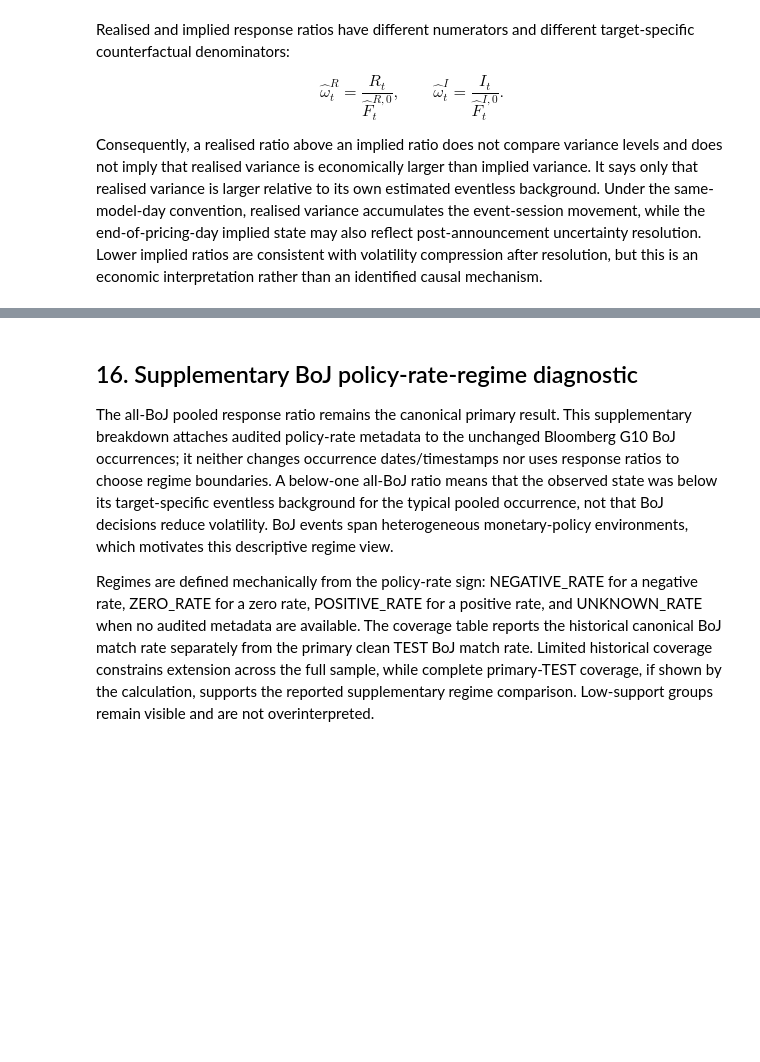
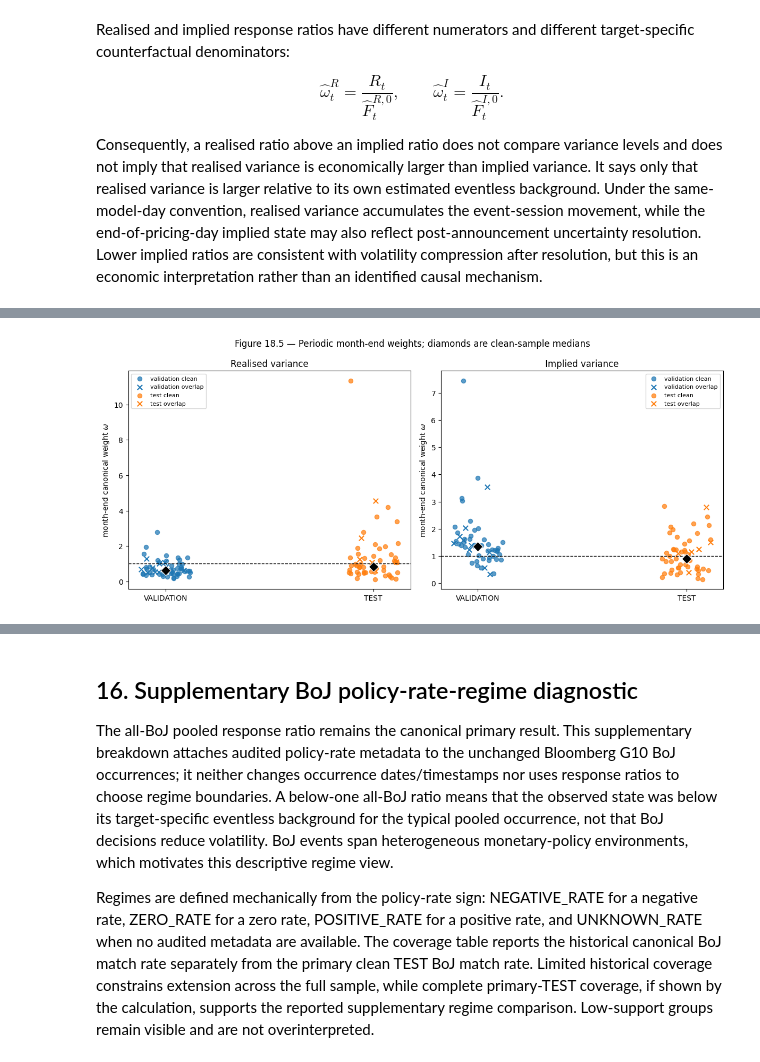
Before and after one commit to JivN24/HSBC-AN-RN, a Jupyter notebook: CODEWORK/Linus' Task Re-Do/18_empirical_eventless_counterfactual_and_weights.ipynb, the cells around one changed output, grey strips where cells are left out. Cells and saved outputs as stored; diff of their text form; code cells hidden in the pictures; blank space fills up the shorter version.

```diff
--- a/CODEWORK/Linus' Task Re-Do/18_empirical_eventless_counterfactual_and_weights.ipynb
+++ b/CODEWORK/Linus' Task Re-Do/18_empirical_eventless_counterfactual_and_weights.ipynb
@@ -1589,0 +1763,92 @@ Consequently, a realised ratio above an implied ratio does not compare variance
+# %%
+month_end_summary_rows = []
+for (target, split, overlap_status), group in month_end_event_weights.groupby(["target", "sample_split", "overlap_status"], sort=True):
+    values = group.loc[group["weight_defined"], "omega_month_end"].to_numpy(dtype=float)
+    bootstrap_statistics = bootstrap_median_statistics(values) if overlap_status == "CLEAN_MONTH_END" else {"bootstrap_median_se": np.nan, "bootstrap_ci_lower": np.nan, "bootstrap_ci_upper": np.nan}
+    month_end_summary_rows.append({
+        "target": target, "sample_split": split, "overlap_status": overlap_status,
+        "n_occurrences": int(len(group)),
+        "n_equation_eligible": int(group["equation_eligible"].sum()),
+        "n_canonical_weights_defined": int(len(values)),
+        "n_raw_weights_defined": int(group["raw_weight_defined"].sum()),
+        "median_omega": float(np.median(values)) if len(values) else np.nan,
+        "mean_omega": float(np.mean(values)) if len(values) else np.nan,
+        "std_omega": float(np.std(values, ddof=1)) if len(values) >= 2 else np.nan,
+        "variance_omega": float(np.var(values, ddof=1)) if len(values) >= 2 else np.nan,
+        "q05_omega": float(np.quantile(values, .05)) if len(values) else np.nan,
+        "q25_omega": float(np.quantile(values, .25)) if len(values) else np.nan,
+        "q75_omega": float(np.quantile(values, .75)) if len(values) else np.nan,
+        "iqr_omega": float(np.quantile(values, .75) - np.quantile(values, .25)) if len(values) else np.nan,
+        "q95_omega": float(np.quantile(values, .95)) if len(values) else np.nan,
+        "minimum_omega": float(np.min(values)) if len(values) else np.nan,
+        "maximum_omega": float(np.max(values)) if len(values) else np.nan,
+        "fraction_omega_gt_1": float(np.mean(values > 1)) if len(values) else np.nan,
+        "fraction_omega_lt_1": float(np.mean(values < 1)) if len(values) else np.nan,
+        "n_floor_activated": int(group["floor_activated"].sum()),
+        "floor_activation_rate": float(group["floor_activated"].mean()) if len(group) else np.nan,
+        **bootstrap_statistics, "bootstrap_repetitions": 10000, "bootstrap_seed": 18,
+    })
+month_end_weight_summary = pd.DataFrame(month_end_summary_rows)
+month_end_weight_bootstrap = month_end_weight_summary.loc[month_end_weight_summary["overlap_status"].eq("CLEAN_MONTH_END"), ["target", "sample_split", "overlap_status", "n_canonical_weights_defined", "median_omega", "bootstrap_median_se", "bootstrap_ci_lower", "bootstrap_ci_upper", "bootstrap_repetitions", "bootstrap_seed"]].copy()
+assert set(month_end_weight_summary["sample_split"]) == {"validation", "test"}
+assert month_end_weight_bootstrap["bootstrap_repetitions"].eq(10000).all() and month_end_weight_bootstrap["bootstrap_seed"].eq(18).all()
+month_end_benchmark_metadata = pd.DataFrame([{
+    "periodic_benchmark": "MONTH_END",
+    "periodic_benchmark_primary_family": False,
+    "month_end_definition": "LAST_OBSERVED_CANONICAL_MODEL_DAY_OF_CALENDAR_MONTH",
+    "lag_construction_before_masking": True,
+    "six_family_targets_excluded_from_calibration": True,
+    "month_end_targets_excluded_from_calibration": True,
+    "validation_used_for_design": True,
+    "test_used_for_design": False,
+    "frozen_target_floors_reused": True,
+    "event_weights_clipped": False,
+    "same_model_day_event_mapping_changed": False,
+    "bloomberg_snapshot_time_identified": False,
+}])
+figure_18_5_path = FIGURES / "18_figure_18_5_month_end_weight_distributions.png"
+month_end_jitter = np.random.default_rng(1818)
+fig, axes = plt.subplots(1, 2, figsize=(12, 5.2), sharey=False)
+for axis, target, title in zip(axes, ["R", "I"], ["Realised variance", "Implied variance"]):
+    target_rows = month_end_event_weights.loc[month_end_event_weights["target"].eq(target) & month_end_event_weights["weight_defined"]]
+    for position, split, color in [(0, "validation", "tab:blue"), (1, "test", "tab:orange")]:
+        clean = target_rows.loc[target_rows["sample_split"].eq(split) & target_rows["overlap_status"].eq("CLEAN_MONTH_END"), "omega_month_end"].to_numpy(dtype=float)
+        overlap = target_rows.loc[target_rows["sample_split"].eq(split) & target_rows["overlap_status"].eq("OVERLAP_PRIMARY_EVENT"), "omega_month_end"].to_numpy(dtype=float)
+        axis.scatter(position + month_end_jitter.uniform(-.12, .12, size=len(clean)), clean, color=color, alpha=.72, s=34, label=f"{split} clean")
+        axis.scatter(position + month_end_jitter.uniform(-.12, .12, size=len(overlap)), overlap, color=color, marker="x", s=46, label=f"{split} overlap")
+        if len(clean):
+            axis.scatter(position, np.median(clean), marker="D", s=90, color="black", edgecolor="white", linewidth=.8, zorder=4)
+    axis.axhline(1, color="black", linestyle="--", linewidth=1)
+    axis.set(xticks=[0, 1], xticklabels=["VALIDATION", "TEST"], ylabel="month-end canonical weight $\\omega$", title=title)
+    handles, labels = axis.get_legend_handles_labels()
+    axis.legend(dict(zip(labels, handles)).values(), dict(zip(labels, handles)).keys(), fontsize=8)
+fig.suptitle("Figure 18.5 — Periodic month-end weights; diamonds are clean-sample medians")
+fig.tight_layout()
+fig.savefig(figure_18_5_path, dpi=180)
+plt.show()
+
+figure_18_5_log_path = FIGURES / "18_figure_18_5_month_end_weight_distributions_log_y.png"
+assert month_end_event_weights.loc[month_end_event_weights["weight_defined"], "omega_month_end"].gt(0).all()
+month_end_log_jitter = np.random.default_rng(1819)
+fig, axes = plt.subplots(1, 2, figsize=(12, 5.2), sharey=False)
+for axis, target, title in zip(axes, ["R", "I"], ["Realised variance", "Implied variance"]):
+    target_rows = month_end_event_weights.loc[month_end_event_weights["target"].eq(target) & month_end_event_weights["weight_defined"]]
+    for position, split, color in [(0, "validation", "tab:blue"), (1, "test", "tab:orange")]:
+        clean = target_rows.loc[target_rows["sample_split"].eq(split) & target_rows["overlap_status"].eq("CLEAN_MONTH_END"), "omega_month_end"].to_numpy(dtype=float)
+        overlap = target_rows.loc[target_rows["sample_split"].eq(split) & target_rows["overlap_status"].eq("OVERLAP_PRIMARY_EVENT"), "omega_month_end"].to_numpy(dtype=float)
+        axis.scatter(position + month_end_log_jitter.uniform(-.12, .12, size=len(clean)), clean, color=color, alpha=.72, s=34, label=f"{split} clean")
+        axis.scatter(position + month_end_log_jitter.uniform(-.12, .12, size=len(overlap)), overlap, color=color, marker="x", s=46, label=f"{split} overlap")
+        if len(clean):
+            axis.scatter(position, np.median(clean), marker="D", s=90, color="black", edgecolor="white", linewidth=.8, zorder=4)
+    axis.axhline(1, color="black", linestyle="--", linewidth=1)
+    axis.set(xticks=[0, 1], xticklabels=["VALIDATION", "TEST"], yscale="log", ylabel="month-end canonical weight $\\omega$ (log scale)", title=title)
+    handles, labels = axis.get_legend_handles_labels()
+    axis.legend(dict(zip(labels, handles)).values(), dict(zip(labels, handles)).keys(), fontsize=8)
+fig.suptitle("Figure 18.5b — Periodic month-end weights on a log-y scale; full tails retained")
+fig.tight_layout()
+fig.savefig(figure_18_5_log_path, dpi=180)
+plt.show()
+display(month_end_weight_summary)
+display(month_end_benchmark_metadata)
+# %% [output]
+[figure, added]
```
Also changed, not shown: parts of 6 cells of this notebook, 31 other files.
